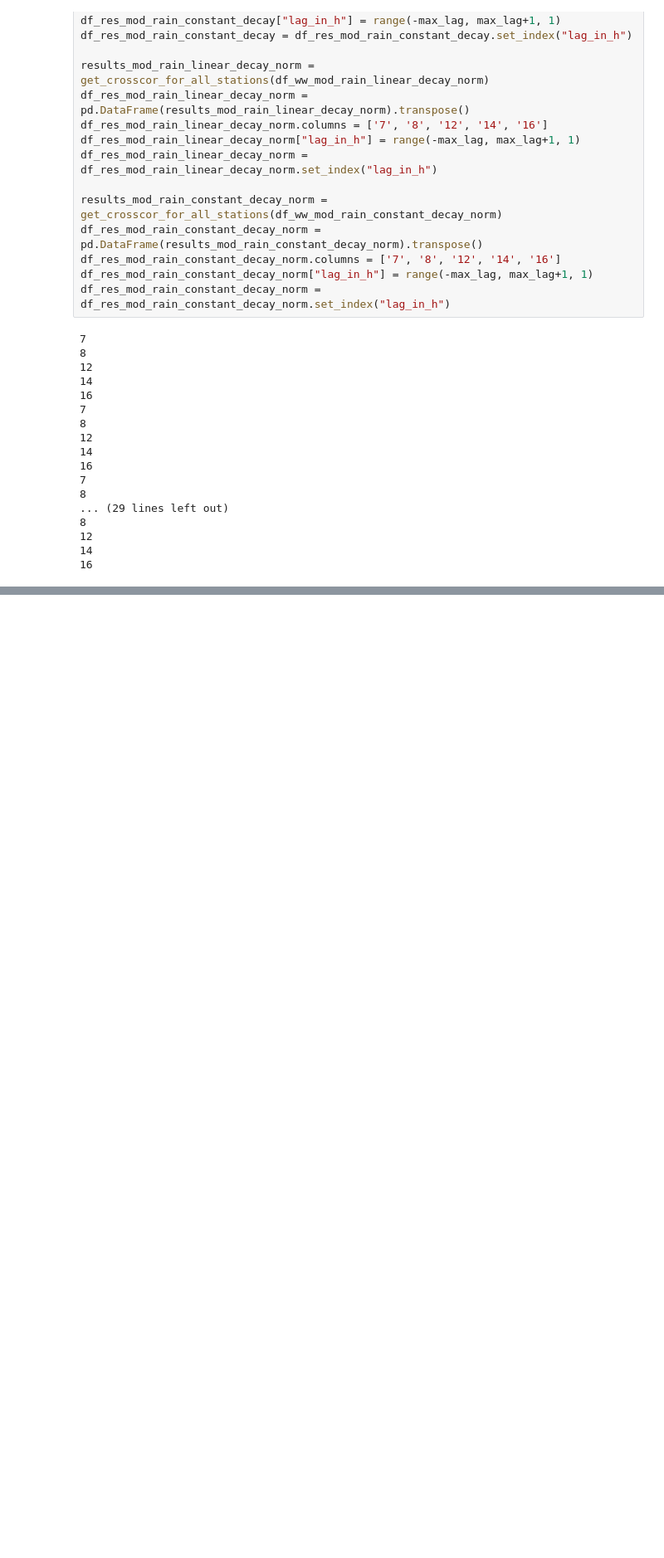
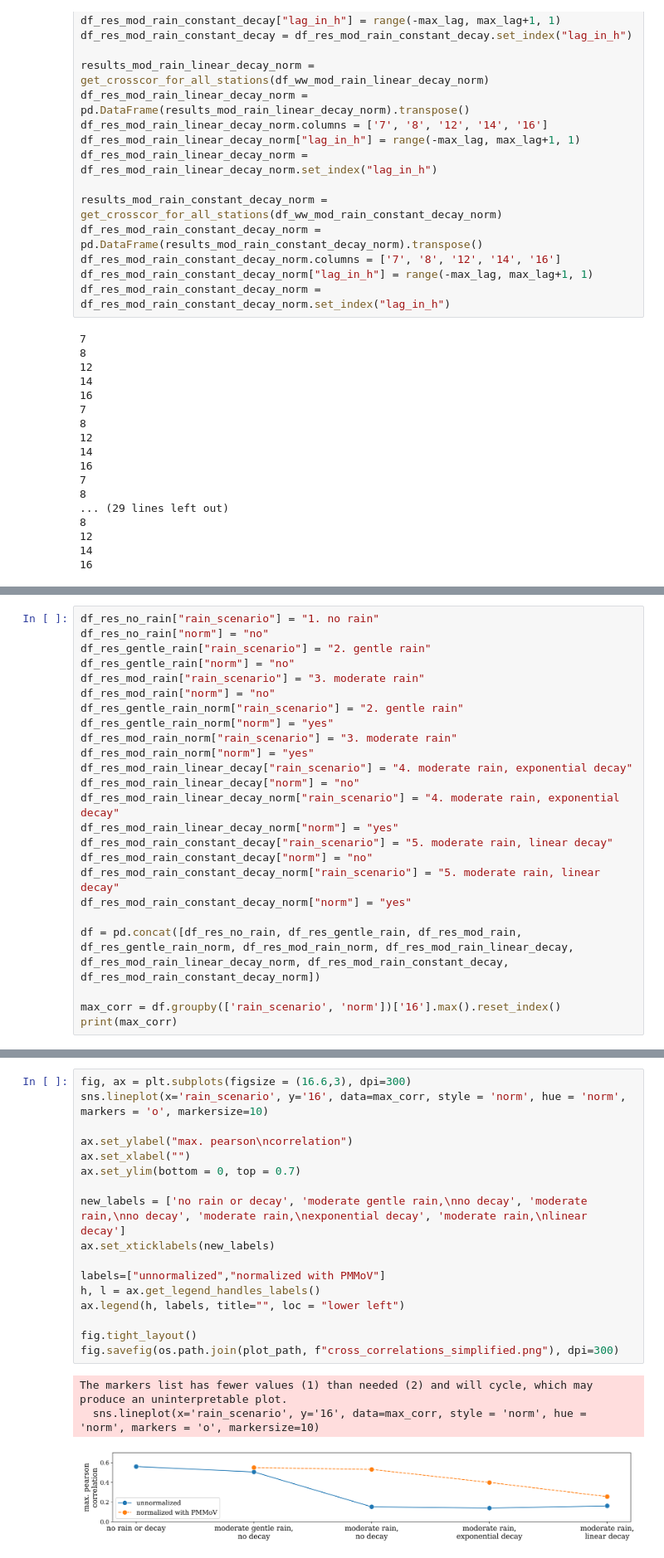
Before and after one commit to inside-consortium/inside_demonstrator, a Jupyter notebook: analysis/scripts/8_correlation_rain_decay.ipynb, the cells around one changed output, grey strips where cells are left out. Shown at 83% size. Saved outputs shown, nothing was run; the diff lists cells and outputs as text; blank space fills up the shorter version.

```diff
--- a/analysis/scripts/8_correlation_rain_decay.ipynb
+++ b/analysis/scripts/8_correlation_rain_decay.ipynb
@@ -250,0 +249,24 @@ fig.savefig(os.path.join(plot_path, f"cross_correlations.png"), dpi=300)
+# %%
+df_res_no_rain["rain_scenario"] = "1. no rain"
+df_res_no_rain["norm"] = "no"
+df_res_gentle_rain["rain_scenario"] = "2. gentle rain"
+df_res_gentle_rain["norm"] = "no"
+df_res_mod_rain["rain_scenario"] = "3. moderate rain"
+df_res_mod_rain["norm"] = "no"
+df_res_gentle_rain_norm["rain_scenario"] = "2. gentle rain"
+df_res_gentle_rain_norm["norm"] = "yes"
+df_res_mod_rain_norm["rain_scenario"] = "3. moderate rain"
+df_res_mod_rain_norm["norm"] = "yes"
+df_res_mod_rain_linear_decay["rain_scenario"] = "4. moderate rain, exponential decay"
+df_res_mod_rain_linear_decay["norm"] = "no"
+df_res_mod_rain_linear_decay_norm["rain_scenario"] = "4. moderate rain, exponential decay"
+df_res_mod_rain_linear_decay_norm["norm"] = "yes"
+df_res_mod_rain_constant_decay["rain_scenario"] = "5. moderate rain, linear decay"
+df_res_mod_rain_constant_decay["norm"] = "no"
+df_res_mod_rain_constant_decay_norm["rain_scenario"] = "5. moderate rain, linear decay"
+df_res_mod_rain_constant_decay_norm["norm"] = "yes"
+
+df = pd.concat([df_res_no_rain, df_res_gentle_rain, df_res_mod_rain, df_res_gentle_rain_norm, df_res_mod_rain_norm, df_res_mod_rain_linear_decay, df_res_mod_rain_linear_decay_norm, df_res_mod_rain_constant_decay, df_res_mod_rain_constant_decay_norm])
+
+max_corr = df.groupby(['rain_scenario', 'norm'])['16'].max().reset_index()
+print(max_corr)
@@ -250,0 +284,21 @@ fig.savefig(os.path.join(plot_path, f"cross_correlations.png"), dpi=300)
+# %%
+fig, ax = plt.subplots(figsize = (16.6,3), dpi=300)
+sns.lineplot(x='rain_scenario', y='16', data=max_corr, style = 'norm', hue = 'norm', markers = 'o', markersize=10)
+
+ax.set_ylabel("max. pearson\ncorrelation")
+ax.set_xlabel("")
+ax.set_ylim(bottom = 0, top = 0.7)
+
+new_labels = ['no rain or decay', 'moderate gentle rain,\nno decay', 'moderate rain,\nno decay', 'moderate rain,\nexponential decay', 'moderate rain,\nlinear decay']
+ax.set_xticklabels(new_labels)
+
+labels=["unnormalized","normalized with PMMoV"]
+h, l = ax.get_legend_handles_labels()
+ax.legend(h, labels, title="", loc = "lower left")
+
+fig.tight_layout()
+fig.savefig(os.path.join(plot_path, f"cross_correlations_simplified.png"), dpi=300)
+# %% [output]
+The markers list has fewer values (1) than needed (2) and will cycle, which may produce an uninterpretable plot.
+  sns.lineplot(x='rain_scenario', y='16', data=max_corr, style = 'norm', hue = 'norm', markers = 'o', markersize=10)
+[figure, added]
```
Also changed, not shown: parts of 3 cells of this notebook.
